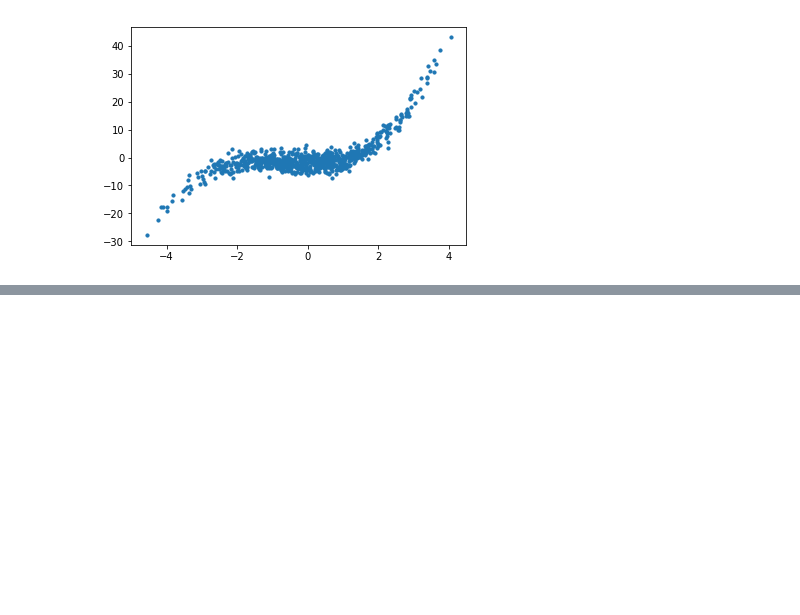
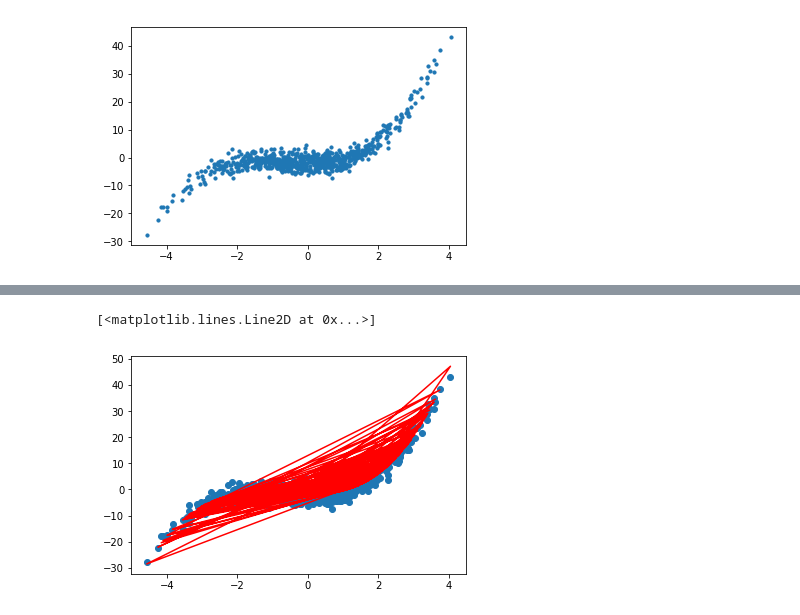
Before and after one commit to Girrajjangid/Machine-Learning-from-Scratch, a Jupyter notebook: Polynomial Regression/Polynomial Regression ( From Scratch ).ipynb, the cells around one changed output, grey strips where cells are left out. Saved outputs shown, nothing was run; the diff lists cells and outputs as text; code cells hidden in the pictures; blank space fills up the shorter version.

```diff
--- a/Polynomial Regression/Polynomial Regression ( From Scratch ).ipynb
+++ b/Polynomial Regression/Polynomial Regression ( From Scratch ).ipynb
@@ -33,0 +42,19 @@ plt.show()
+# %%
+def poly_Feature(degree , data):
+    ''' Pass data as DataFrame '''
+    new_data = data.copy()
+    p = pd.DataFrame()
+    from itertools import combinations_with_replacement
+    z = []
+    for i in range(1,degree + 1):
+        t = list(combinations_with_replacement(new_data.columns , i ))
+        for j in t:
+            x = 1
+            st = ''
+            for k in j:
+                st+=k
+                x *= new_data[k]
+            p[st] = x
+    return p
+
+poly_Feature(3,pd.DataFrame(train_data_x) ).head()  # we are passing our data for increase features with degree
@@ -90,0 +119,13 @@ ModuleNotFoundError: No module named 'Collection'
+# %%
+train_data = raw_data.iloc[:750,:]
+train_data_x = raw_data.iloc[:750,0]
+train_data_y = raw_data.iloc[:750,1]
+
+test_data  = raw_data.iloc[750:,:]
+test_data_x = raw_data.iloc[750:,0]
+test_data_y =raw_data.iloc[750:,1]
+test_data_y = np.array(test_data_y).reshape(len(test_data_y) , 1)
+
+
+train_data_x = poly_Feature(3,pd.DataFrame(train_data_x))
+train_data_x.head()
@@ -90,0 +207,7 @@ ModuleNotFoundError: No module named 'Collection'
+# %%
+predict_y = y_cap(final_theta0 , final_theta , train_data_x)
+plt.scatter(train_data['x'] , train_data['y'])
+plt.plot(train_data['x'] ,predict_y , c='r')
+# %% [output]
+[<matplotlib.lines.Line2D at 0x...>]
+[figure, added]
```
Also changed, not shown: parts of 20 cells of this notebook.
